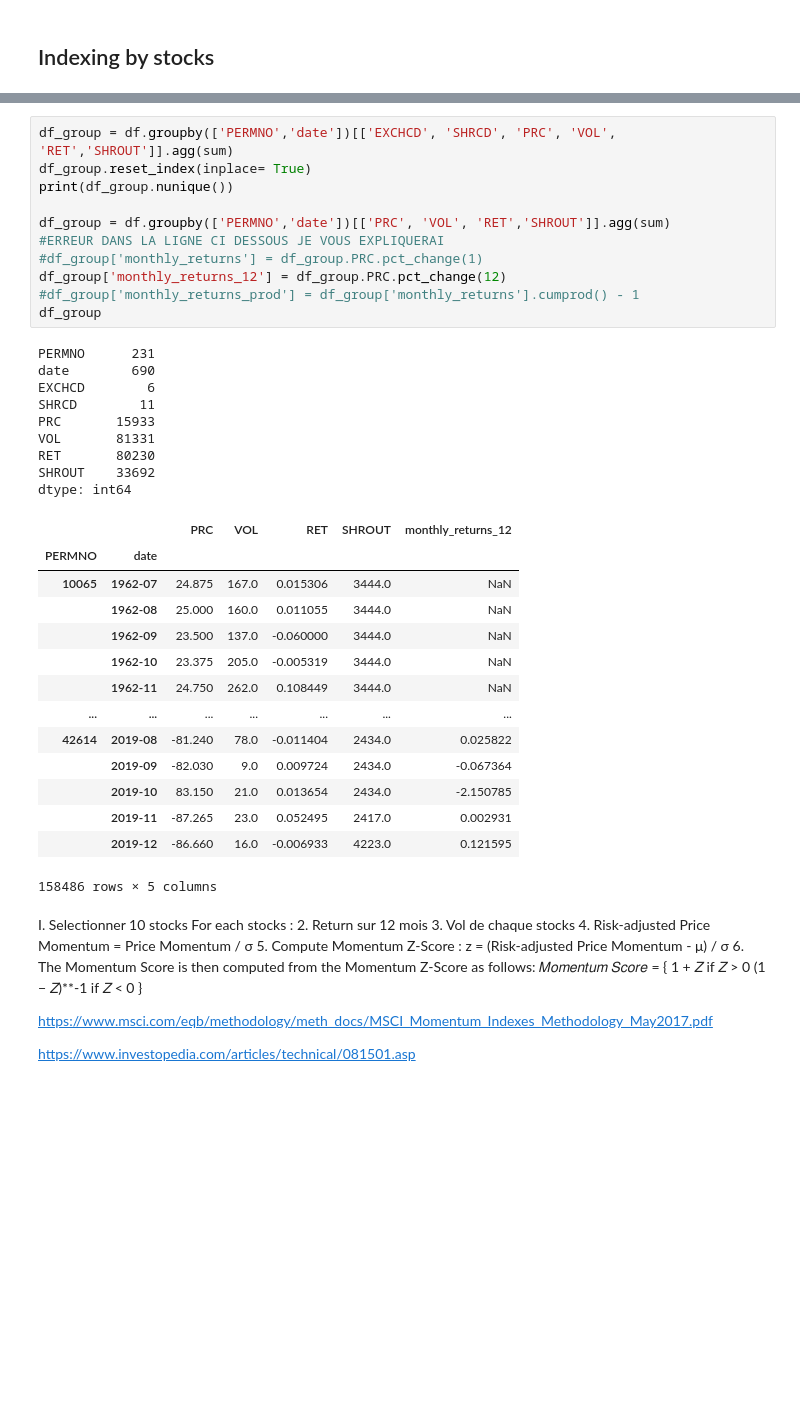
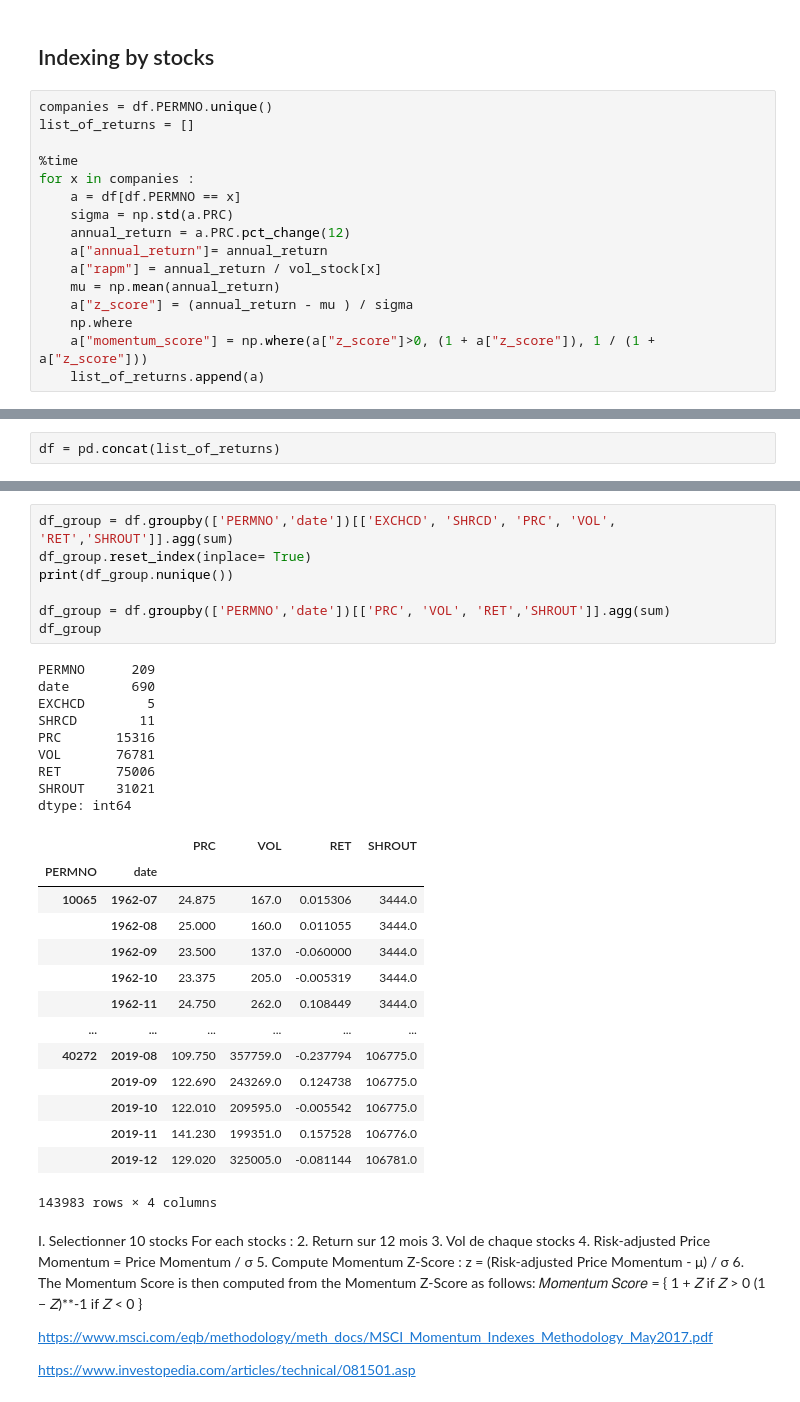
Before and after one commit to nilsjanvier/msc_fbd_portfolflio_trading, a Jupyter notebook: Trading project Midi.ipynb, the cells around one changed output, grey strips where cells are left out. Drawn from its saved outputs; the diff is of its cells as text; blank space fills up the shorter version.

Commit message:
computing the momentum score

```diff
--- a/Trading project Midi.ipynb
+++ b/Trading project Midi.ipynb
@@ -50,2 +85,18 @@ df
 # %% [markdown]
 ## Indexing by stocks
+# %%
+companies = df.PERMNO.unique()
+list_of_returns = []
+
+%time
+for x in companies :
+    a = df[df.PERMNO == x]
+    sigma = np.std(a.PRC)
+    annual_return = a.PRC.pct_change(12)
+    a["annual_return"]= annual_return
+    a["rapm"] = annual_return / vol_stock[x]
+    mu = np.mean(annual_return)
+    a["z_score"] = (annual_return - mu ) / sigma
+    np.where
+    a["momentum_score"] = np.where(a["z_score"]>0, (1 + a["z_score"]), 1 / (1 + a["z_score"]))
+    list_of_returns.append(a)
@@ -51,0 +124,2 @@ df
+# %%
+df = pd.concat(list_of_returns)
@@ -52,38 +152,34 @@ df
 # %%
 df_group = df.groupby(['PERMNO','date'])[['EXCHCD', 'SHRCD', 'PRC', 'VOL', 'RET','SHROUT']].agg(sum)
 df_group.reset_index(inplace= True)
 print(df_group.nunique())
 
 df_group = df.groupby(['PERMNO','date'])[['PRC', 'VOL', 'RET','SHROUT']].agg(sum)
-#ERREUR DANS LA LIGNE CI DESSOUS JE VOUS EXPLIQUERAI
-#df_group['monthly_returns'] = df_group.PRC.pct_change(1)
-df_group['monthly_returns_12'] = df_group.PRC.pct_change(12)
-#df_group['monthly_returns_prod'] = df_group['monthly_returns'].cumprod() - 1
 df_group
 # %% [output]
-PERMNO      231
+PERMNO      209
 date        690
-EXCHCD        6
+EXCHCD        5
 SHRCD        11
-PRC       15933
-VOL       81331
-RET       80230
-SHROUT    33692
+PRC       15316
+VOL       76781
+RET       75006
+SHROUT    31021
 dtype: int64
-|  |  | PRC | VOL | RET | SHROUT | monthly_returns_12 |
-| PERMNO | date |  |  |  |  |  |
-| 10065 | 1962-07 | 24.875 | 167.0 | 0.015306 | 3444.0 | NaN |
-|  | 1962-08 | 25.000 | 160.0 | 0.011055 | 3444.0 | NaN |
-|  | 1962-09 | 23.500 | 137.0 | -0.060000 | 3444.0 | NaN |
-|  | 1962-10 | 23.375 | 205.0 | -0.005319 | 3444.0 | NaN |
-|  | 1962-11 | 24.750 | 262.0 | 0.108449 | 3444.0 | NaN |
-| ... | ... | ... | ... | ... | ... | ... |
-| 42614 | 2019-08 | -81.240 | 78.0 | -0.011404 | 2434.0 | 0.025822 |
-|  | 2019-09 | -82.030 | 9.0 | 0.009724 | 2434.0 | -0.067364 |
-|  | 2019-10 | 83.150 | 21.0 | 0.013654 | 2434.0 | -2.150785 |
-|  | 2019-11 | -87.265 | 23.0 | 0.052495 | 2417.0 | 0.002931 |
-|  | 2019-12 | -86.660 | 16.0 | -0.006933 | 4223.0 | 0.121595 |
+|  |  | PRC | VOL | RET | SHROUT |
+| PERMNO | date |  |  |  |  |
+| 10065 | 1962-07 | 24.875 | 167.0 | 0.015306 | 3444.0 |
+|  | 1962-08 | 25.000 | 160.0 | 0.011055 | 3444.0 |
+|  | 1962-09 | 23.500 | 137.0 | -0.060000 | 3444.0 |
+|  | 1962-10 | 23.375 | 205.0 | -0.005319 | 3444.0 |
+|  | 1962-11 | 24.750 | 262.0 | 0.108449 | 3444.0 |
+| ... | ... | ... | ... | ... | ... |
+| 40272 | 2019-08 | 109.750 | 357759.0 | -0.237794 | 106775.0 |
+|  | 2019-09 | 122.690 | 243269.0 | 0.124738 | 106775.0 |
+|  | 2019-10 | 122.010 | 209595.0 | -0.005542 | 106775.0 |
+|  | 2019-11 | 141.230 | 199351.0 | 0.157528 | 106776.0 |
+|  | 2019-12 | 129.020 | 325005.0 | -0.081144 | 106781.0 |
-158486 rows × 5 columns
+143983 rows × 4 columns
 # %% [markdown]
 I. Selectionner 10 stocks
 For each stocks :
```
Also changed, not shown: parts of 7 cells of this notebook.
